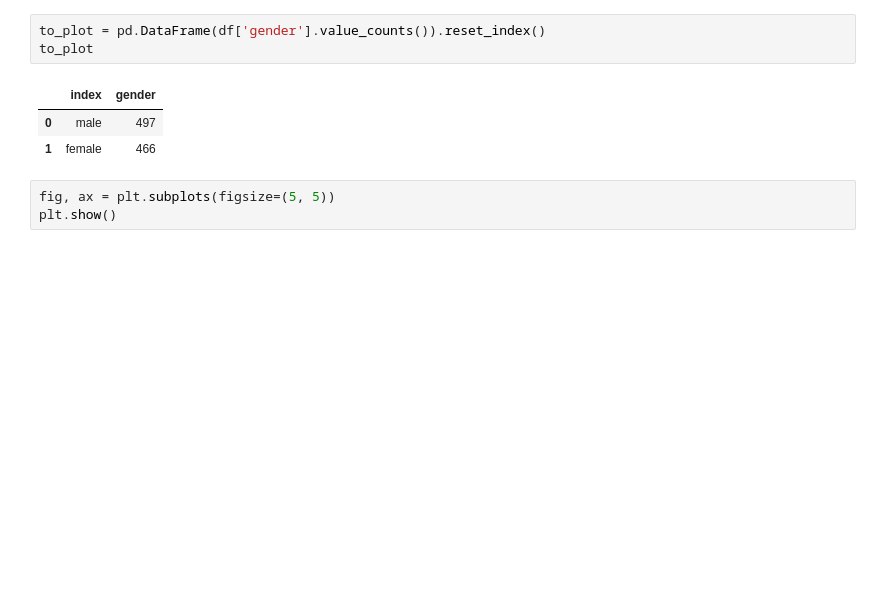
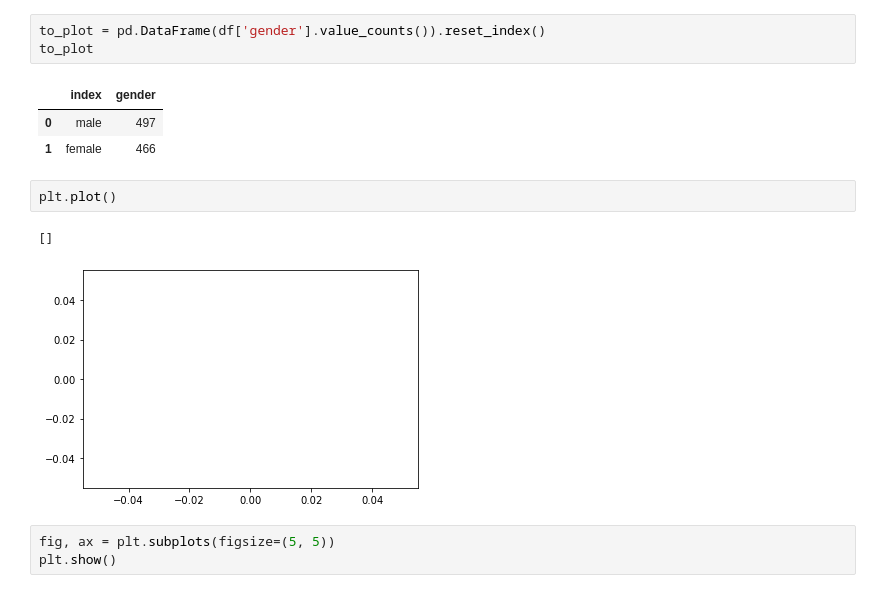
Before and after one commit to pepebonet/Intermediate_Python_BBA, a Jupyter notebook: Class_3/scripts/Code_class_3.ipynb, the cells around one changed output. Saved outputs shown, nothing was run; the diff lists cells and outputs as text; blank space fills up the shorter version.

```diff
--- a/Class_3/scripts/Code_class_3.ipynb
+++ b/Class_3/scripts/Code_class_3.ipynb
@@ -42,6 +42,11 @@ to_plot
 |  | index | gender |
 | 0 | male | 497 |
 | 1 | female | 466 |
+# %%
+plt.plot()
+# %% [output]
+[]
+[figure, added]
 # %%
 fig, ax = plt.subplots(figsize=(5, 5))
 plt.show()
```
Also changed, not shown: parts of 9 cells of this notebook.
